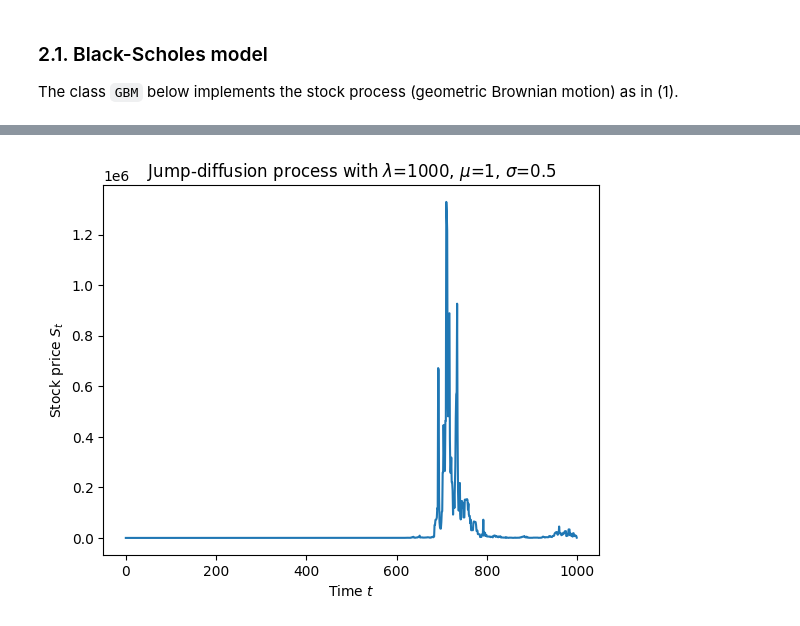
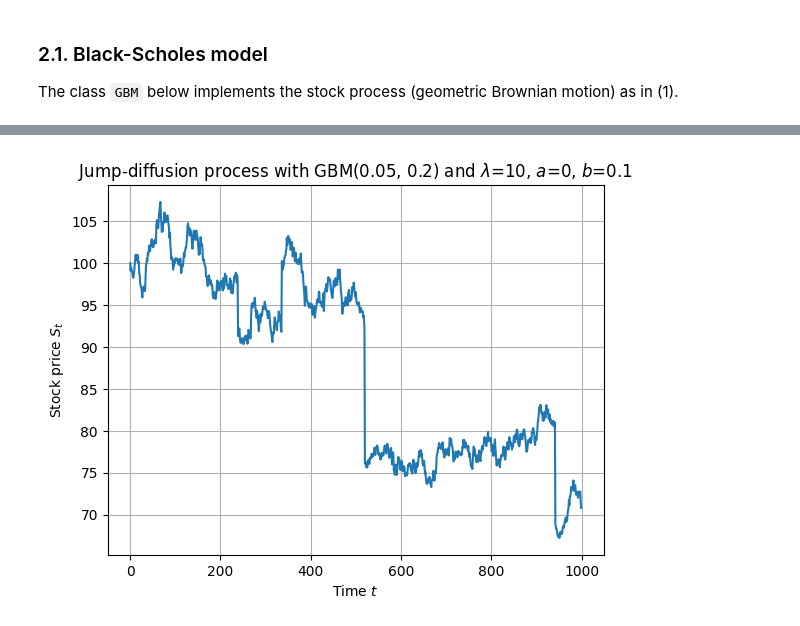
Before and after one commit to jwa172/OptionPricing, a Jupyter notebook: MC_methods/MC_methods.ipynb, the cells around one changed output, grey strips where cells are left out. Cells and saved outputs as stored; diff of their text form; code cells hidden in the pictures.

Commit message:
updated jump diffusion

```diff
--- a/MC_methods/MC_methods.ipynb
+++ b/MC_methods/MC_methods.ipynb
@@ -252,29 +252,33 @@ $$ \sum_{j=1}^{N_t} \ln (Y_j) \sim N(aN_t, b^2 N_t) = a N_t +  b\sqrt{N_t} \math
 # %%
+S_0 = 100
+T = 1  # maturity
+mu = 0.05
+sigma = 0.2  # diffusion coefficient or volatility
+
 intensity = 10
-a, b = 0, .5
+a, b = 0, 0.1
 
-S_0 = np.array([1])
+# Get the continuous part
 dX = np.random.normal(loc = (mu - sigma**2 / 2) * dt,
                       scale = sigma * np.sqrt(dt),
                       size = n-1)
 
-# Get the jump occurrences in each Δt
+# Get the number of jumps at each Δt
 dN = np.random.poisson(lam=intensity*dt, size=n-1)
 
-# Get the jump sizes
+# Get the jump sizes at each Δt
 dM = a * dN + b * np.sqrt(dN) * np.random.normal(size=n-1)
 
 # Add the jumps to the continuous part
 dX += dM
 
-S_rest = np.exp(np.cumsum(dX))
+# Insert 0 at the beginning of the array
+S = S_0 * np.exp(np.insert(np.cumsum(dX), 0, 0))
 
-S = np.concatenate((S_0, S_rest))
-
-# plt.axvline(x=0, color='r', linestyle='--')
-plt.title(f'Jump-diffusion process with $\lambda$={intensity}, $\mu$={mu}, $\sigma$={sigma}')
+plt.title(f'Jump-diffusion process with GBM({mu}, {sigma}) and $\lambda$={intensity}, $a$={a}, $b$={b}')
 plt.xlabel('Time $t$')
 plt.ylabel('Stock price $S_t$')
+plt.grid(True)
 _ = plt.plot(S)
 # %% [output]
-[figure, old version]
+[figure, new version]
```
Also changed, not shown: parts of 4 cells of this notebook, 1 other file.
